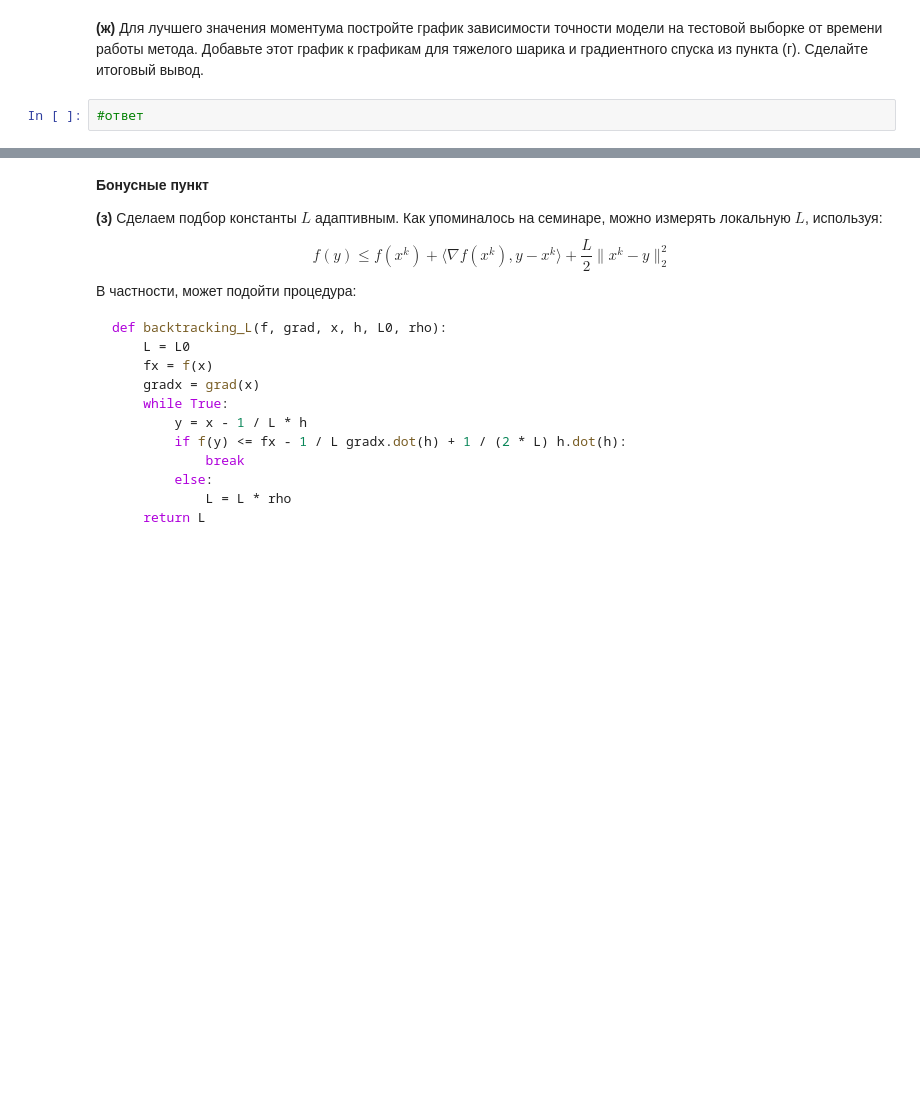
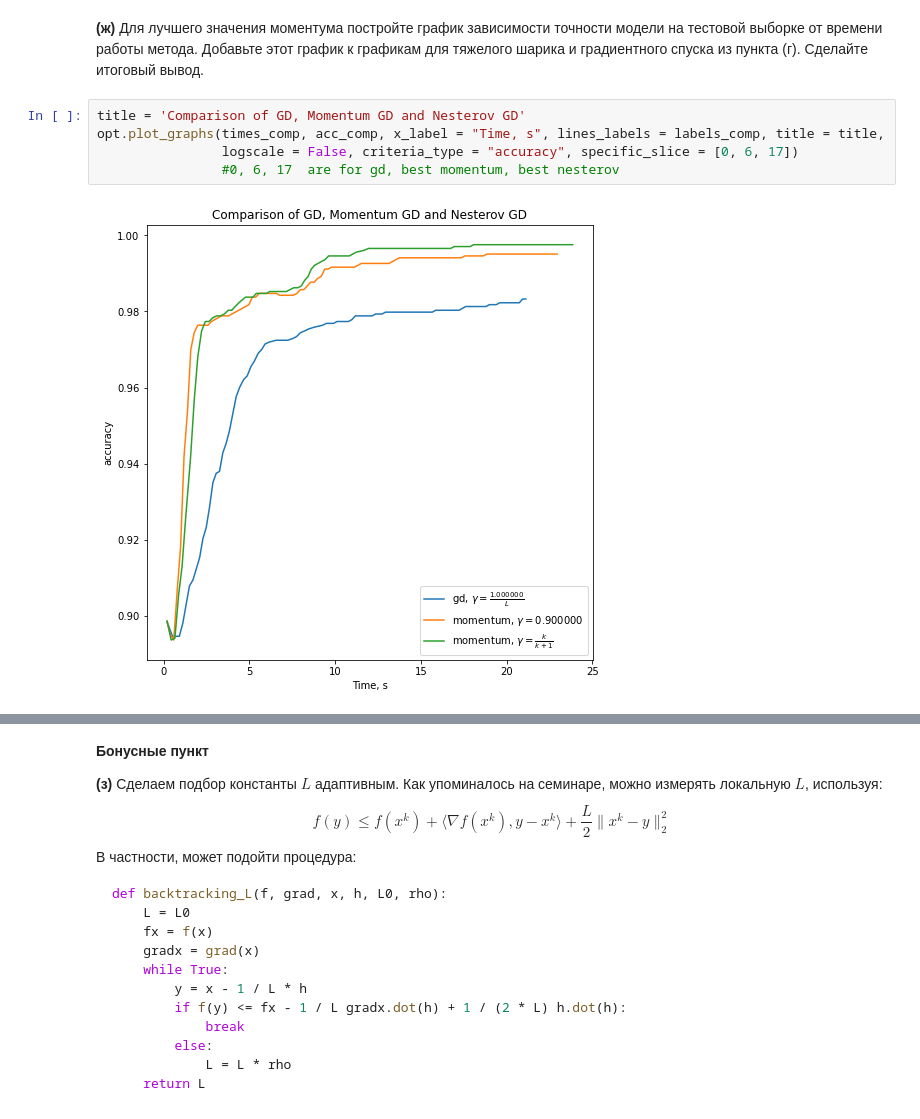
Before and after one commit to k2a07/MIPT-homeworks, a Jupyter notebook: Acharya_Kirill_Optimization_HW_3.ipynb, the cells around one changed output, grey strips where cells are left out. Drawn from its saved outputs; the diff is of its cells as text; blank space fills up the shorter version.

```diff
--- a/Acharya_Kirill_Optimization_HW_3.ipynb
+++ b/Acharya_Kirill_Optimization_HW_3.ipynb
@@ -251,4 +269,9 @@ __(е)__ Решите задачу логистической регресии
 # %% [markdown]
 __(ж)__ Для лучшего значения моментума постройте график зависимости точности модели на тестовой выборке от времени работы метода. Добавьте этот график к графикам для тяжелого шарика и градиентного спуска из пункта (г). Сделайте итоговый вывод.
-# %%
-#ответ
+# %%
+title = 'Comparison of GD, Momentum GD and Nesterov GD'
+opt.plot_graphs(times_comp, acc_comp, x_label = "Time, s", lines_labels = labels_comp, title = title,
+                logscale = False, criteria_type = "accuracy", specific_slice = [0, 6, 17])
+                #0, 6, 17  are for gd, best momentum, best nesterov
+# %% [output]
+[figure, added]
```
Also changed, not shown: parts of 40 cells of this notebook, 1 other file.
